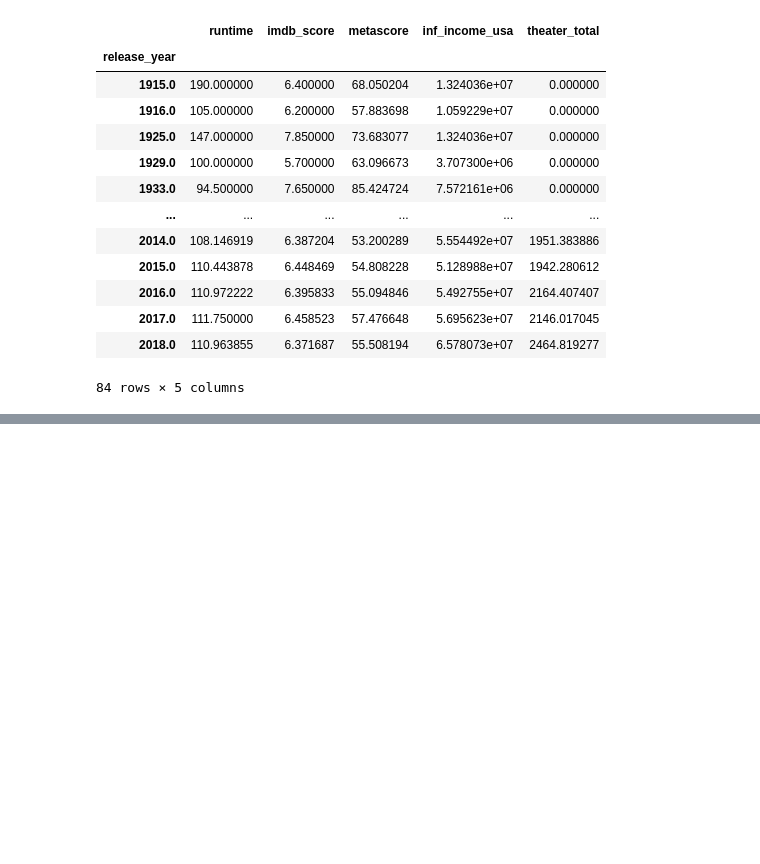
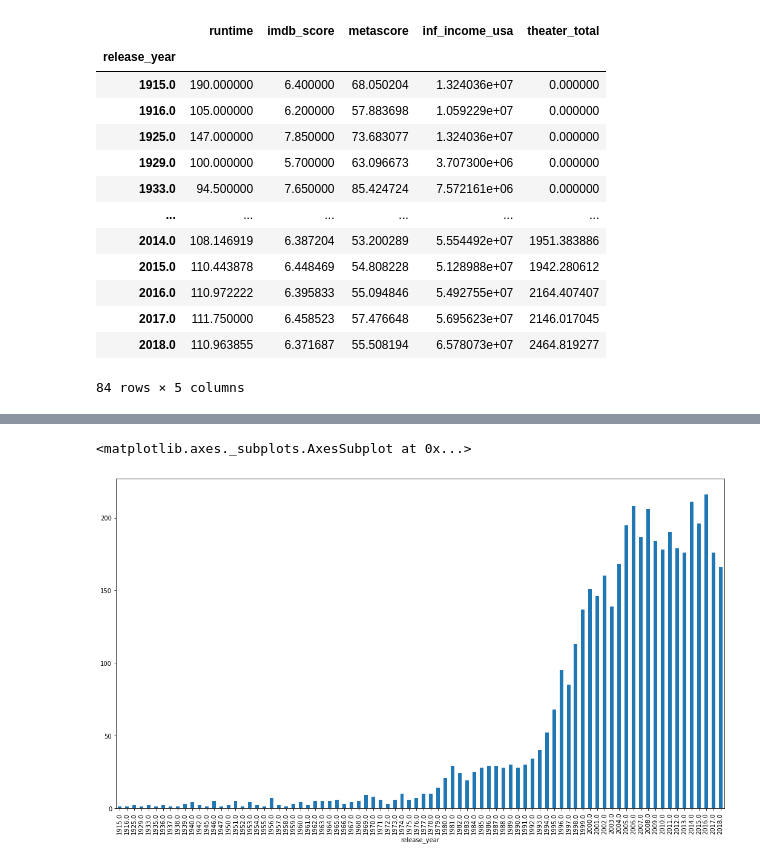
Before and after one commit to POSCO-AI-BIG-9th-A/POSCO-Academy-A3_, a Jupyter notebook: proj_bigdata/code/Hanbin/EDA_meta.ipynb, the cells around one changed output, grey strips where cells are left out. Drawn from its saved outputs; the diff is of its cells as text; code cells hidden in the pictures; blank space fills up the shorter version.

Commit message:
EDA_meta

```diff
--- a/proj_bigdata/code/Hanbin/EDA_meta.ipynb
+++ b/proj_bigdata/code/Hanbin/EDA_meta.ipynb
@@ -39,0 +7,21 @@ Name: dvd_sales, Length: 2157, dtype: int64
+# %%
+df = pd.read_csv("../../data/cleaned/movie_meta_cleaned_final4.csv", engine= "python", encoding='utf-8',dtype={'movie_down_sale':'float64','contract_price':'float64','inf_contract_price':'float64'})
+# dtype = {'movie_id':'string','title':'string','mpa_rating':'string','src':'string','awards':'string','item_id':'string','studio':'string'
+#                         'release_year':'int','release_date','runtime','theater_opening','theater_total','big_awards_num','awards_win_num','awards_nomin_num'})
+# 'movie_id', 'title', 'release_year', 'release_date', 'runtime',
+#        'mpa_rating', 'imdb_score', 'legs', 'share', 'inf_income_usa',
+#        'theater_opening', 'theater_total', 'src', 'awards', 'poster',
+#        'metascore', 'big_awards_num', 'awards_win_num', 'awards_nomin_num',
+#        'reviews_users', 'reviews_critics', 'prd_mthd', 'budget', 'series_new',
+#        'votes', 'item_id', 'inv_exist', 'contract_year', 'inf', 'genre_action',
+#        'genre_adventure', 'genre_drama', 'genre_sci-fi', 'genre_fantasy',
+#        'genre_thriller', 'genre_animation', 'genre_family', 'genre_musical',
+#        'genre_comedy', 'genre_romance', 'genre_mystery', 'genre_war',
+#        'genre_western', 'genre_history', 'genre_sport', 'genre_horror',
+#        'genre_crime', 'genre_music', 'genre_biography', 'genre_documentary',
+#        'movie_down_sales', 'contract_price_inf', 'net_profit', 'studio',
+#        'positive_probability', 'english', 'dvd', 'blu', 'cntry_USA', 'actor_A',
+#        'actor_B', 'actor_C', 'director_A', 'director_B', 'director_C',
+#        'inf_income_int', 'inf_income_ww', 'inf_budget', 'inf_income_opening',
+#        'studio_score', 'price_class', 'contract_price'
+# df = pd.read_csv("f500.csv", dtype = {"revenues" : "float64"})
@@ -40 +38,5 @@ Name: dvd_sales, Length: 2157, dtype: int64
+# %%
+df = df.drop(['dvd_sales','blu_sales','total_sales','release_dvd','income_opening','income_usa','income_int','income_ww',
+           'dvd_over_income','APPROVED','G','NC-17','NOT RATED','PASSED','PG','PG-13','R','TV-14','TV-G','TV-MA','TV-PG',
+           'TV-Y7'],axis=1)
 # %%
@@ -171,0 +133,5 @@ grd_by_year_sum
+# %%
+df.groupby('release_year').count()['movie_id'].plot.bar(figsize=(18,10))
+# %% [output]
+<matplotlib.axes._subplots.AxesSubplot at 0x...>
+[figure, added]
```
Also changed, not shown: parts of 112 cells of this notebook.
